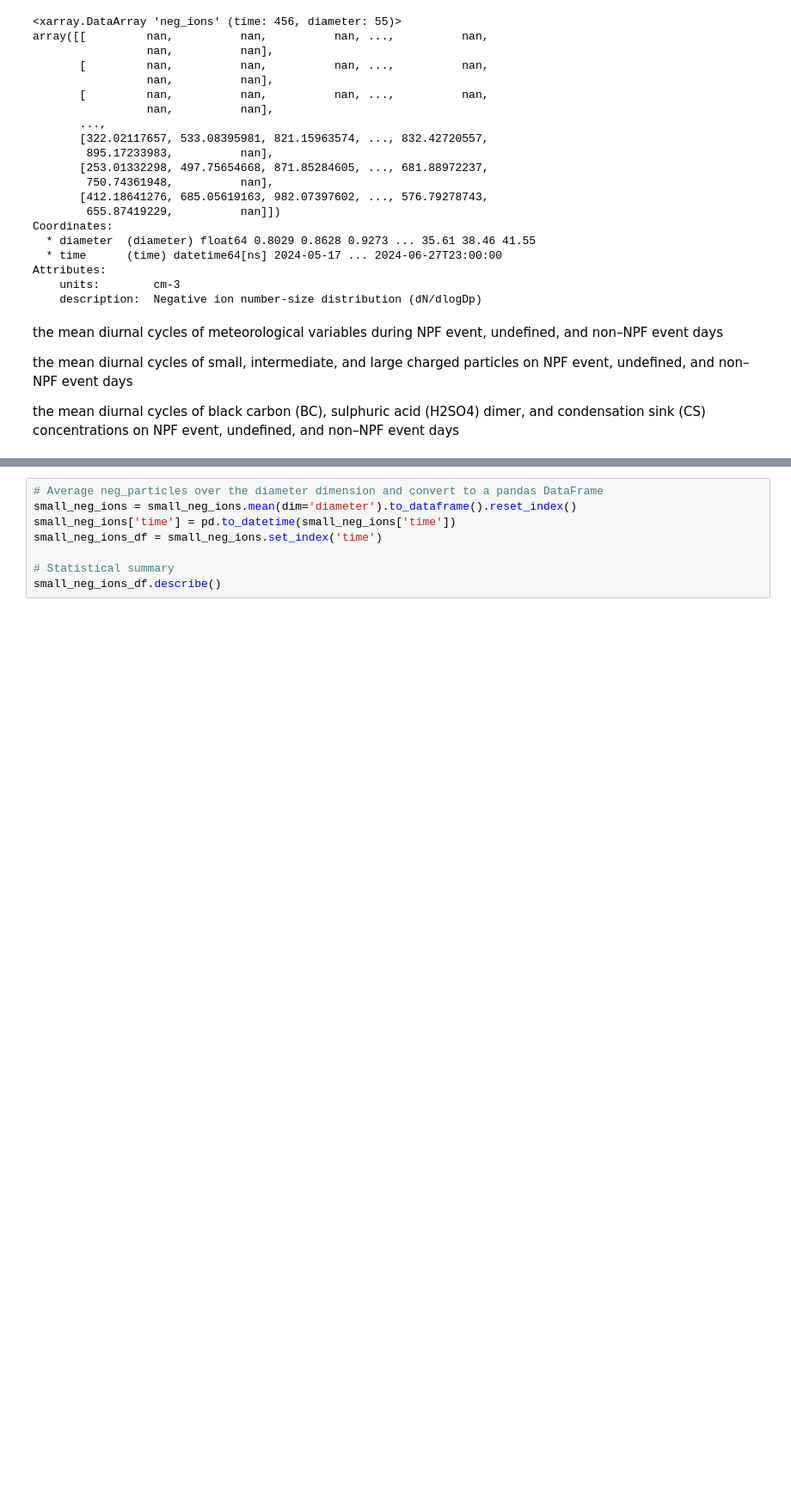
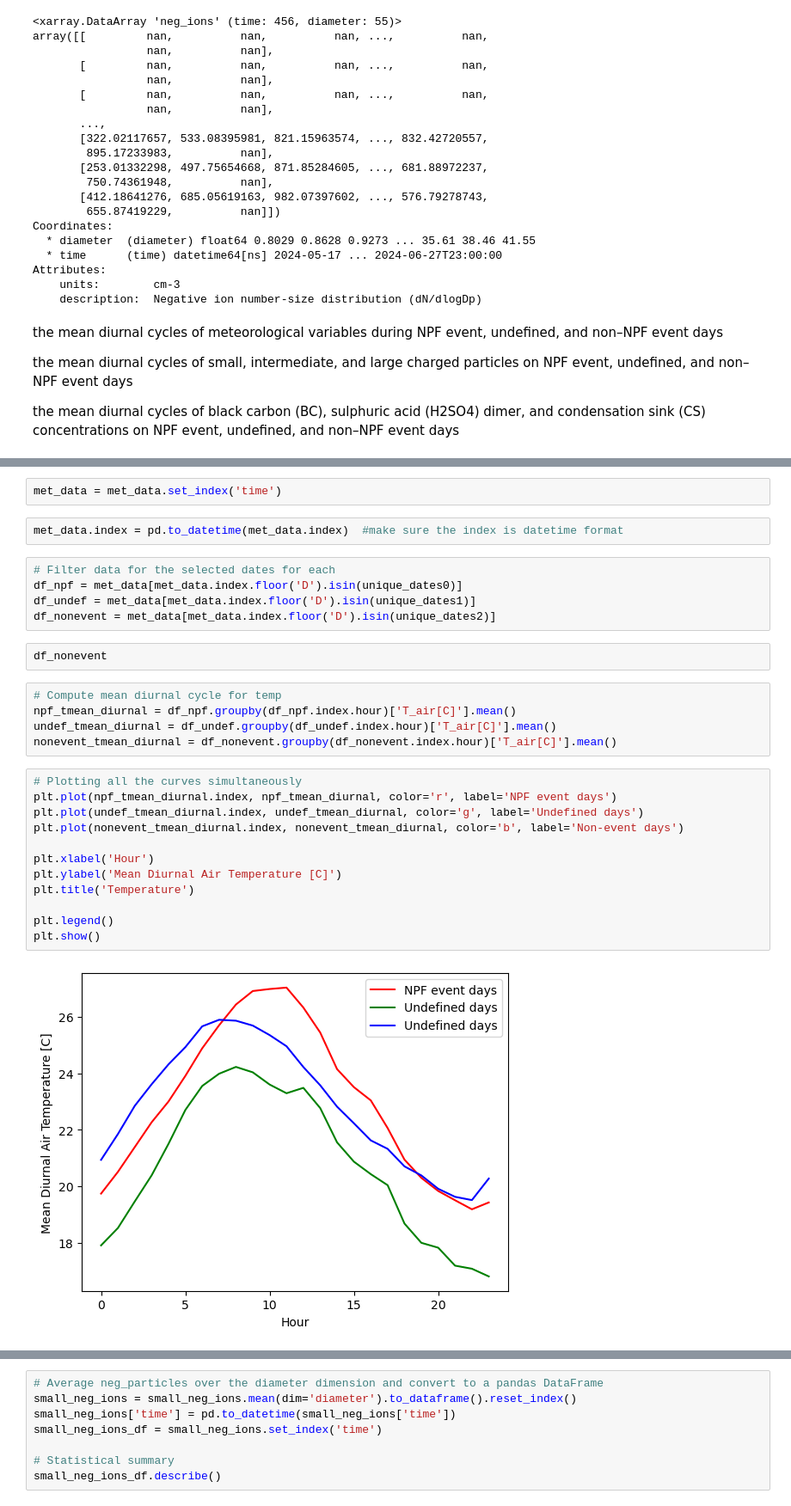
Before and after one commit to COLIEWO/NPF, a Jupyter notebook: ions.ipynb, the cells around one changed output, grey strips where cells are left out. Shown at 86% size. Saved outputs shown, nothing was run; the diff lists cells and outputs as text; blank space fills up the shorter version.

Commit message:
Plotting the mean diurnal cycles during NPF event, undefined, and non–NPF event days.

```diff
--- a/ions.ipynb
+++ b/ions.ipynb
@@ -590,0 +595,30 @@ the mean diurnal cycles of black carbon (BC), sulphuric acid (H2SO4) dimer, and
+# %%
+met_data = met_data.set_index('time')
+# %%
+met_data.index = pd.to_datetime(met_data.index)  #make sure the index is datetime format
+# %%
+# Filter data for the selected dates for each
+df_npf = met_data[met_data.index.floor('D').isin(unique_dates0)]
+df_undef = met_data[met_data.index.floor('D').isin(unique_dates1)]
+df_nonevent = met_data[met_data.index.floor('D').isin(unique_dates2)]
+# %%
+df_nonevent
+# %%
+# Compute mean diurnal cycle for temp
+npf_tmean_diurnal = df_npf.groupby(df_npf.index.hour)['T_air[C]'].mean()
+undef_tmean_diurnal = df_undef.groupby(df_undef.index.hour)['T_air[C]'].mean()
+nonevent_tmean_diurnal = df_nonevent.groupby(df_nonevent.index.hour)['T_air[C]'].mean()
+# %%
+# Plotting all the curves simultaneously
+plt.plot(npf_tmean_diurnal.index, npf_tmean_diurnal, color='r', label='NPF event days')
+plt.plot(undef_tmean_diurnal.index, undef_tmean_diurnal, color='g', label='Undefined days')
+plt.plot(nonevent_tmean_diurnal.index, nonevent_tmean_diurnal, color='b', label='Non-event days')
+
+plt.xlabel('Hour')
+plt.ylabel('Mean Diurnal Air Temperature [C]')
+plt.title('Temperature')
+
+plt.legend()
+plt.show()
+# %% [output]
+[figure, added]
```
Also changed, not shown: parts of 33 cells of this notebook, 6 other files.
